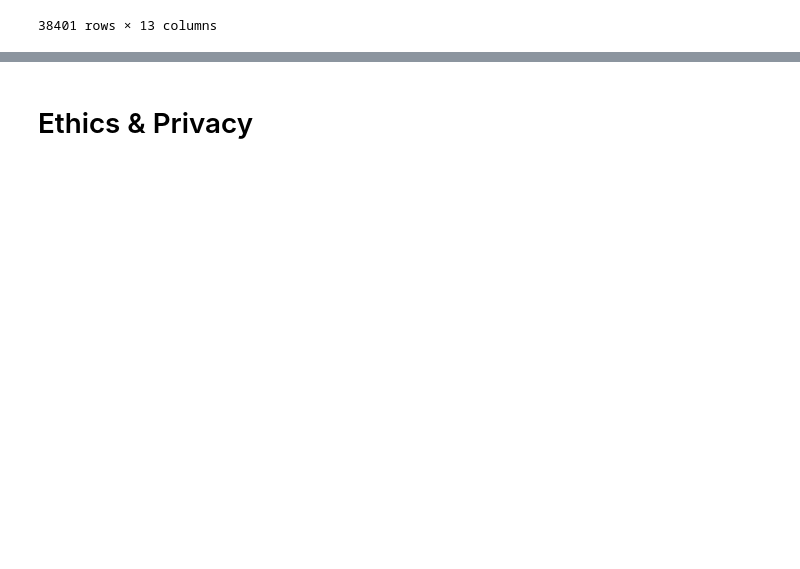
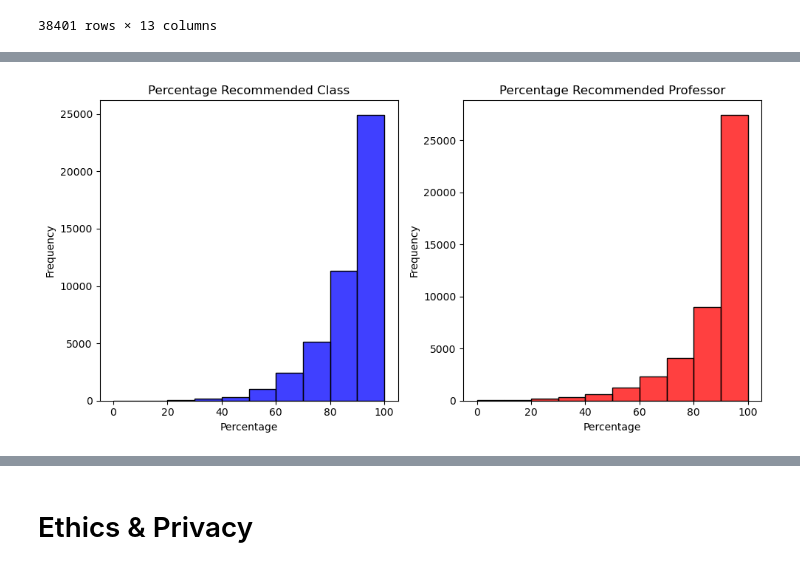
Before and after one commit to pallavisprabhu/UCSD-Capes-Analysis, a Jupyter notebook: EDACheckpoint_Group015_FA23.ipynb, the cells around one changed output, grey strips where cells are left out. Saved outputs shown, nothing was run; the diff lists cells and outputs as text; code cells hidden in the pictures; blank space fills up the shorter version.

```diff
--- a/EDACheckpoint_Group015_FA23.ipynb
+++ b/EDACheckpoint_Group015_FA23.ipynb
@@ -376,0 +366,22 @@ Some more words and stuff.  Remember notebooks work best if you interleave the c
+# %%
+# histogram size
+plt.figure(figsize=(10, 5))
+
+# histogram for Percentage Recommended Class
+plt.subplot(1, 2, 1)
+sns.histplot(capes['Percentage Recommended Class'], bins=10, color='blue')
+plt.title('Percentage Recommended Class')
+plt.xlabel('Percentage')
+plt.ylabel('Frequency')
+
+# histogram for Percentage Recommended Professor
+plt.subplot(1, 2, 2)
+sns.histplot(capes['Percentage Recommended Professor'], bins=10, color='red')
+plt.title('Percentage Recommended Professor')
+plt.xlabel('Percentage')
+plt.ylabel('Frequency')
+
+plt.tight_layout()
+plt.show()
+# %% [output]
+[figure, added]
```
Also changed, not shown: parts of 37 cells of this notebook, 2 other files.
